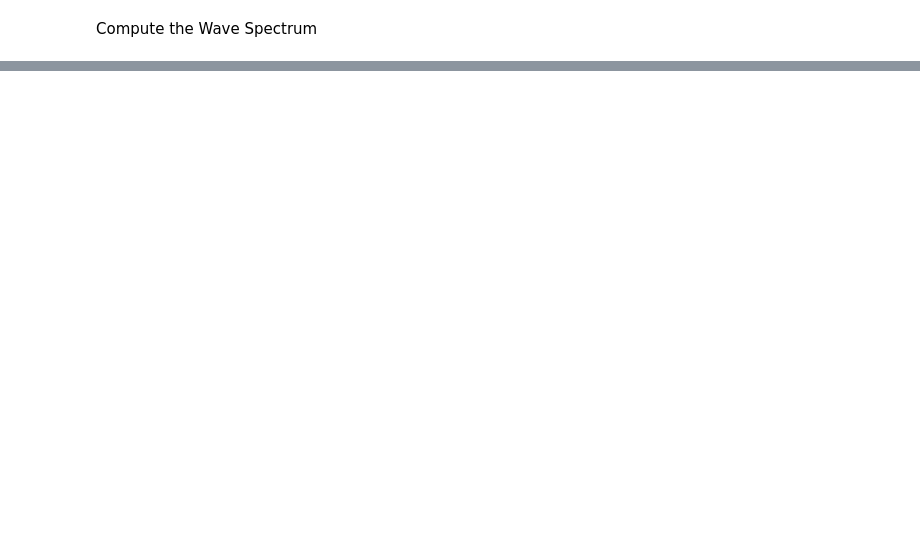
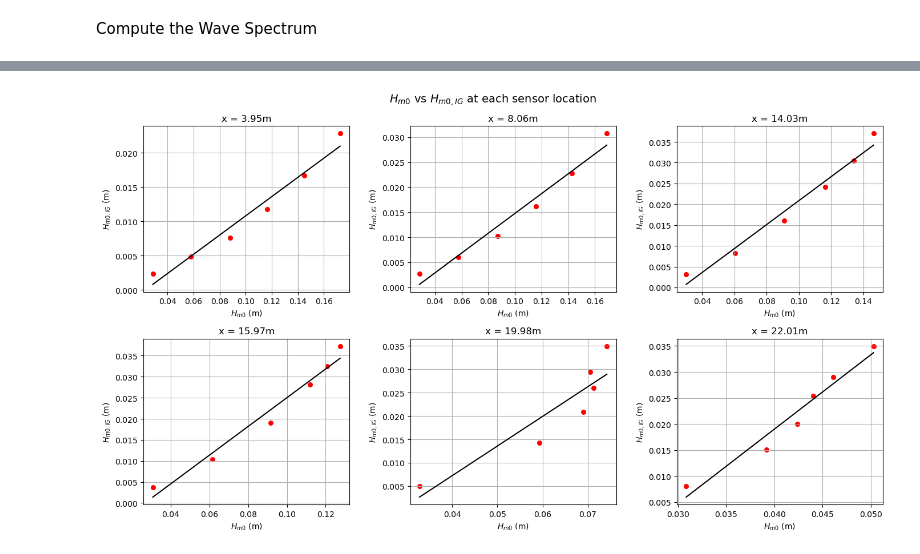
Before and after one commit to keisikunst/wavesnsediments, a Jupyter notebook: Dataprocessing.ipynb, the cells around one changed output, grey strips where cells are left out. Cells and saved outputs as stored; diff of their text form; code cells hidden in the pictures; blank space fills up the shorter version.

```diff
--- a/Dataprocessing.ipynb
+++ b/Dataprocessing.ipynb
@@ -541,0 +678,30 @@ plt.tight_layout(); plt.show()
+# %%
+fig, axes = plt.subplots(2, 3, figsize=(14, 8))
+
+for ax, pos, i in zip(axes.flatten(), positions, range(6)):
+    hs_vals  = []
+    hig_vals = []
+    for case, label in zip(cases, labels):
+        hm0_ig, hm0_ss = compute_hm0_bands(case)
+        hm0, _, _      = compute_stats(case)
+        hs_vals.append(hm0[i])
+        hig_vals.append(hm0_ig[i])
+
+    # scatter plot
+    ax.scatter(hs_vals, hig_vals, color='red', s=30)
+
+    # linear fit
+    m, b   = np.polyfit(hs_vals, hig_vals, 1)
+    x_line = np.linspace(min(hs_vals), max(hs_vals), 100)
+    ax.plot(x_line, m*x_line + b, color='black')
+
+    ax.set_xlabel('$H_{m0}$ (m)')
+    ax.set_ylabel('$H_{m0,IG}$ (m)')
+    ax.set_title(f'x = {pos}m')
+    ax.grid()
+
+plt.suptitle('$H_{{m0}}$ vs $H_{{m0,IG}}$ at each sensor location', fontsize=14)
+plt.tight_layout()
+plt.show()
+# %% [output]
+[figure, added]
```
Also changed, not shown: parts of 12 cells of this notebook.
